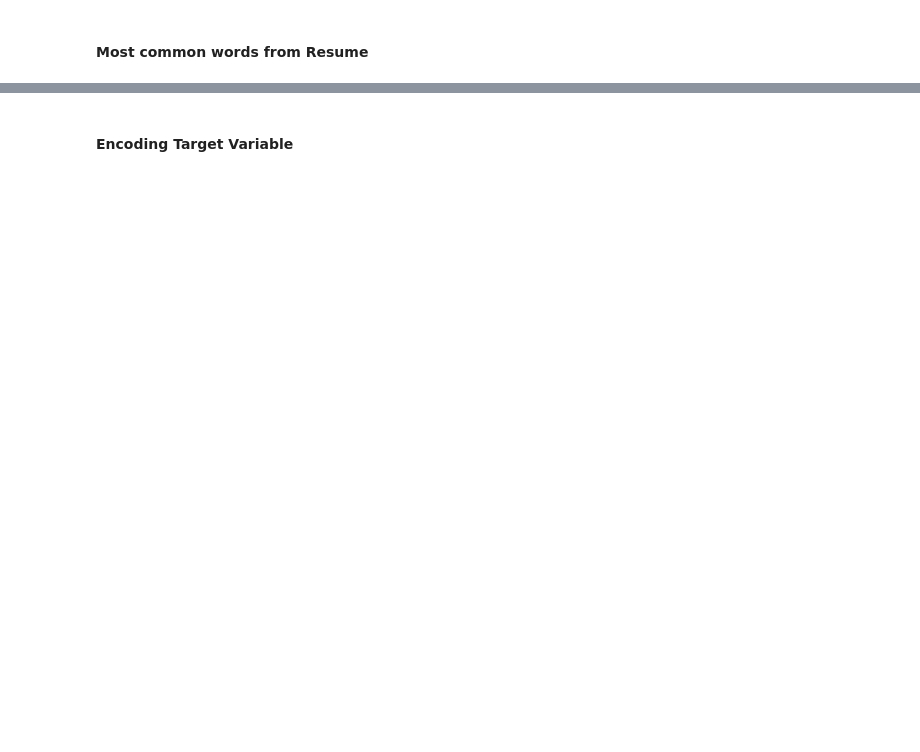
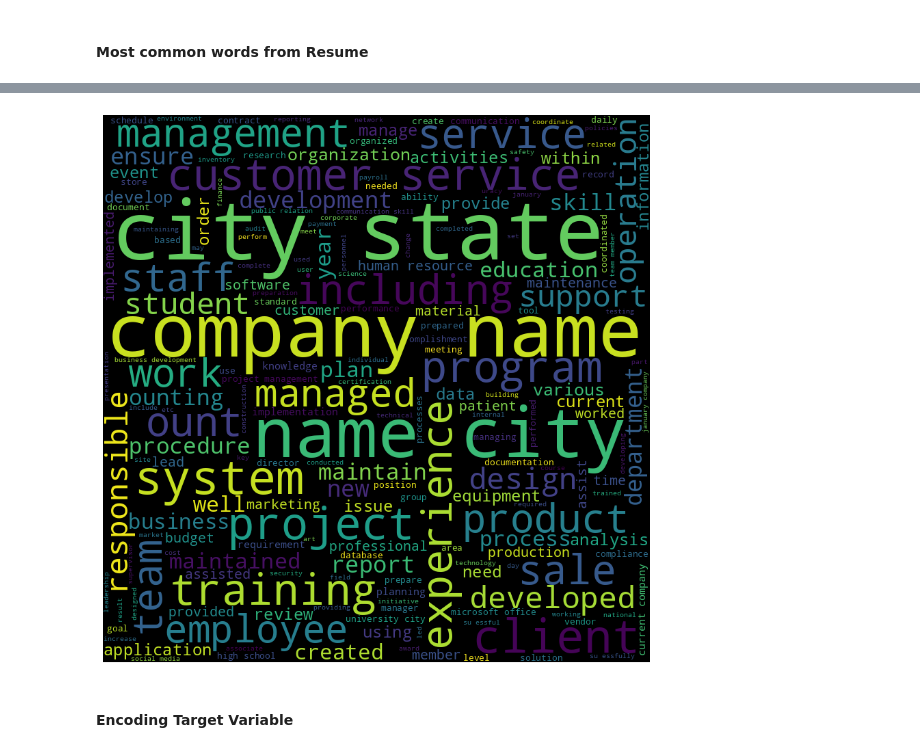
Before and after one commit to shohanursobuj/resume_categorization, a Jupyter notebook: resume_categorization.ipynb, the cells around one changed output, grey strips where cells are left out. Drawn from its saved outputs; the diff is of its cells as text; code cells hidden in the pictures; blank space fills up the shorter version.

```diff
--- a/resume_categorization.ipynb
+++ b/resume_categorization.ipynb
@@ -172,3 +179,22 @@ print(mostcommon)
+# %%
+# Define a function to plot word cloud
+def plot_word_cloud(text):
+    wordcloud_instance = WordCloud(width=800, height=800,
+                                   background_color='black',
+                                   stopwords=None,
+                                   min_font_size=10).generate(text)
+
+    plt.figure(figsize=(8, 8), facecolor=None)
+    plt.imshow(wordcloud_instance)
+    plt.axis("off")
+    plt.tight_layout(pad=0)
+    plt.show()
+
+text = " ".join(i for i in df.cleaned_resume)
+
+plot_word_cloud(text)
+# %% [output]
+[figure, added]
 # %% [markdown]
 #### Encoding Target Variable
 # %%
```
Also changed, not shown: parts of 11 cells of this notebook.
